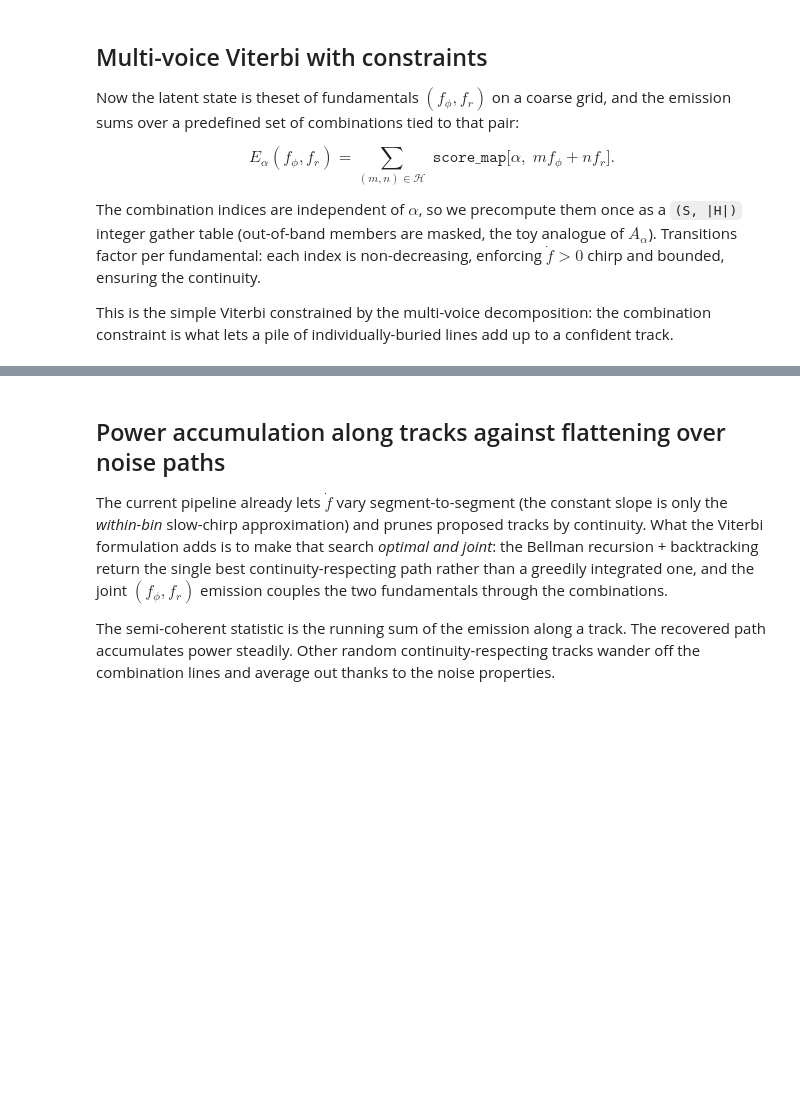
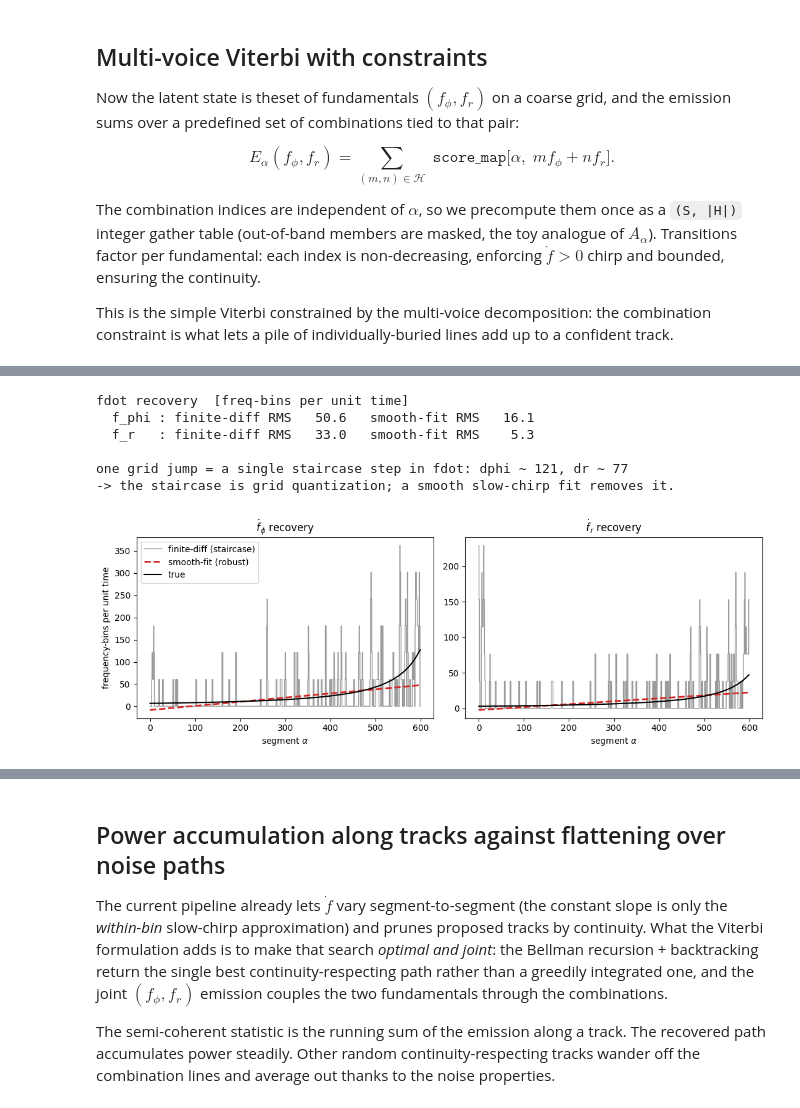
Before and after one commit to BertDepoorter/EMRI-Search, a Jupyter notebook: examples/MultiVoiceViterbiToy.ipynb, the cells around one changed output, grey strips where cells are left out. Cells and saved outputs as stored; diff of their text form; code cells hidden in the pictures; blank space fills up the shorter version.

```diff
--- a/examples/MultiVoiceViterbiToy.ipynb
+++ b/examples/MultiVoiceViterbiToy.ipynb
@@ -245,0 +366,52 @@ RMS error  f_phi: 0.58 bins   f_r: 0.63 bins (grid spacing 1.11 / 0.83)
+# %%
+"""true fdot should be smooth: derivative of the injected chirp tracks,
+which is a continuous evolution function at adiabatic order.
+The tracks are power-law inspirals, so the true fdot is smooth and
+accelerating, not constant or linear."""
+fdot_phi_true = np.gradient(f_phi_true, t)
+fdot_r_true   = np.gradient(f_r_true,   t)
+
+# --- fdot read straight off the recovered staircase (finite differences) ---
+fdot_phi_fd   = np.gradient(fphi_rec, t)
+fdot_r_fd     = np.gradient(fr_rec,   t)
+
+# robust fdot: impose the slow-chirp prior by fitting a low-order
+# polynomial to the recovered samples, then differentiate analytically
+deg = 2
+cphi = np.polyfit(t, fphi_rec, deg)
+cr   = np.polyfit(t, fr_rec,   deg)
+fphi_fit, fr_fit = np.polyval(cphi, t), np.polyval(cr, t)
+fdot_phi_fit = np.polyval(np.polyder(cphi), t)
+fdot_r_fit   = np.polyval(np.polyder(cr),   t)
+
+rms = lambda a, b: float(np.sqrt(np.mean((a - b) ** 2)))
+step_phi = (fphi_grid[1] - fphi_grid[0]) / (t[1] - t[0])
+step_r   = (fr_grid[1]   - fr_grid[0])   / (t[1] - t[0])
+print("fdot recovery  [freq-bins per unit time]")
+print(f"  f_phi : finite-diff RMS {rms(fdot_phi_fd, fdot_phi_true):6.1f}   "
+      f"smooth-fit RMS {rms(fdot_phi_fit, fdot_phi_true):6.1f}")
+print(f"  f_r   : finite-diff RMS {rms(fdot_r_fd,   fdot_r_true):6.1f}   "
+      f"smooth-fit RMS {rms(fdot_r_fit,   fdot_r_true):6.1f}")
+print(f"\none grid jump = a single staircase step in fdot: "
+      f"dphi ~ {step_phi:.0f}, dr ~ {step_r:.0f}")
+print("-> the staircase is grid quantization; a smooth slow-chirp fit removes it.")
+
+fig, ax = plt.subplots(1, 2, figsize=(11, 4), sharex=True)
+panels = [(fdot_phi_fd, fdot_phi_fit, fdot_phi_true, r'\dot f_\phi'),
+          (fdot_r_fd,   fdot_r_fit,   fdot_r_true,   r'\dot f_r')]
+for a, (fd, fit, tru, lab) in zip(ax, panels):
+    a.plot(seg, fd,  drawstyle='steps-mid', color='0.6', lw=1.0,
+           label='finite-diff (staircase)')
+    a.plot(seg, fit, 'C3--', lw=2.0, label='smooth-fit (robust)')
+    a.plot(seg, tru, 'k-',   lw=1.5, label='true')
+    a.set_xlabel('segment $\\alpha$'); a.set_title(f'${lab}$ recovery')
+ax[0].set_ylabel('frequency-bins per unit time')
+ax[0].legend(loc='upper left'); plt.tight_layout(); plt.show()
+# %% [output]
+fdot recovery  [freq-bins per unit time]
+  f_phi : finite-diff RMS   50.6   smooth-fit RMS   16.1
+  f_r   : finite-diff RMS   33.0   smooth-fit RMS    5.3
+
+one grid jump = a single staircase step in fdot: dphi ~ 121, dr ~ 77
+-> the staircase is grid quantization; a smooth slow-chirp fit removes it.
+[figure, added]
```
Also changed, not shown: parts of 21 cells of this notebook.
